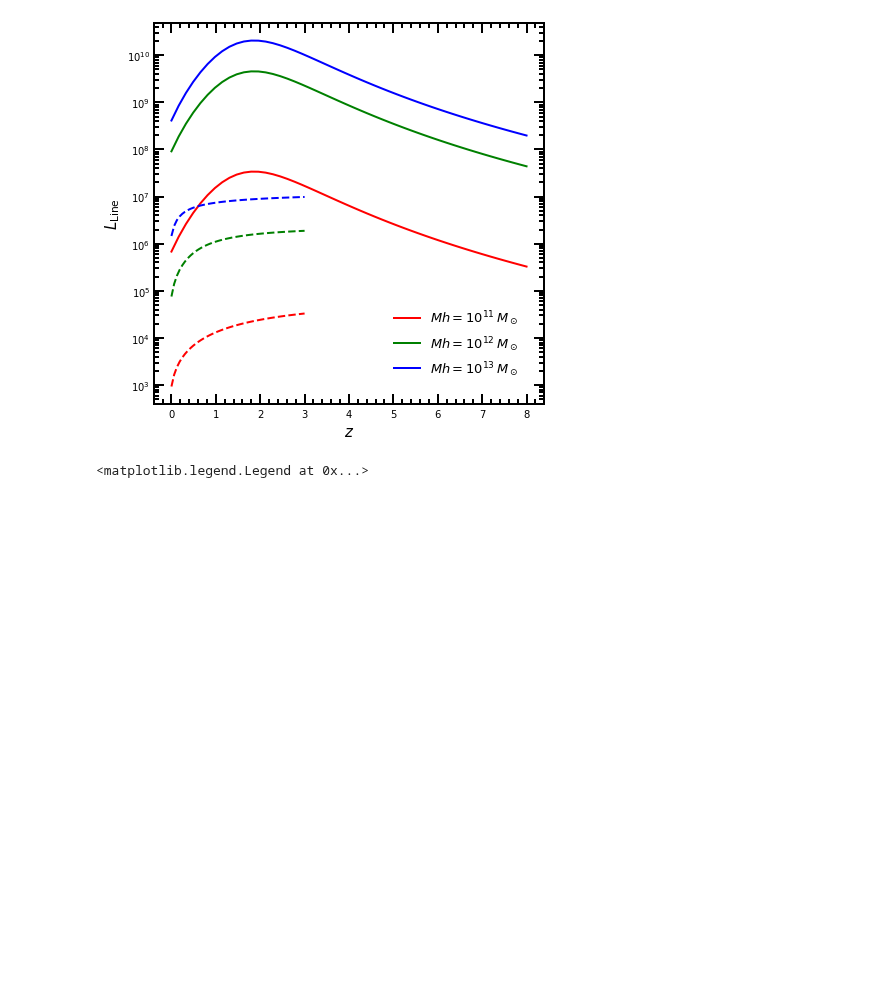
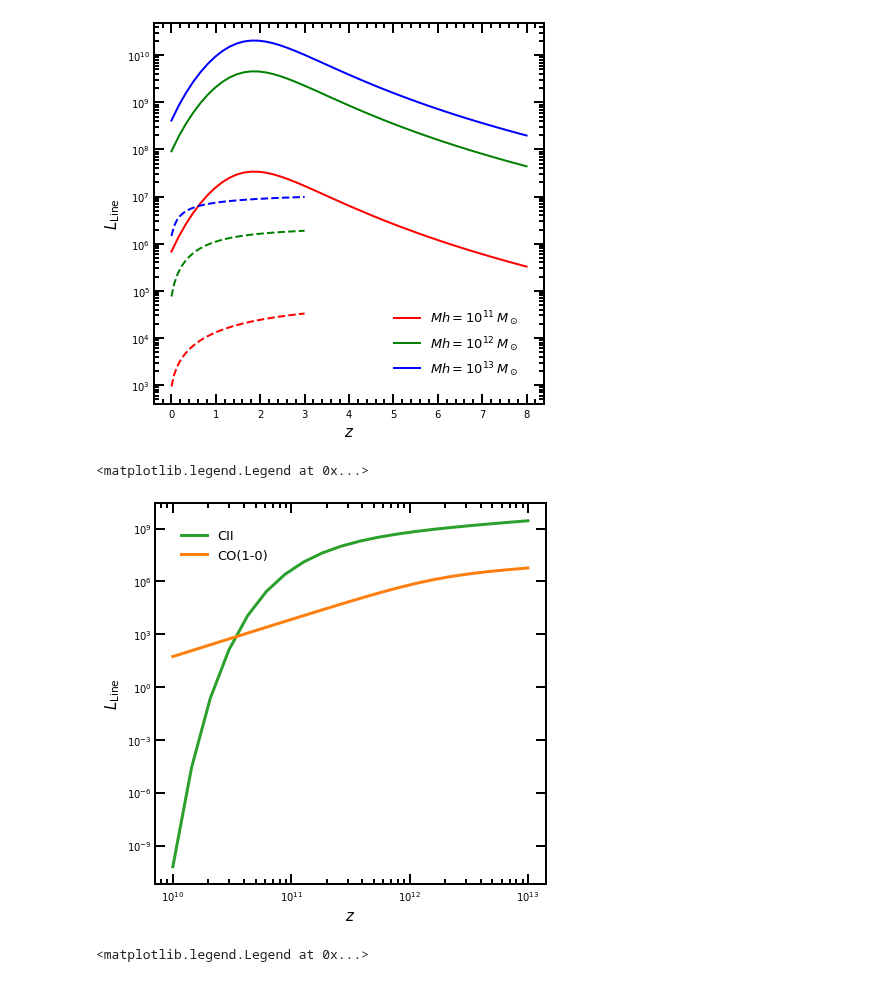
Before and after one commit to Anirbancosmo/Limpy, a Jupyter notebook: notebook/theory.ipynb, the cells around one changed output. Saved outputs shown, nothing was run; the diff lists cells and outputs as text; code cells hidden in the pictures; blank space fills up the shorter version.

```diff
--- a/notebook/theory.ipynb
+++ b/notebook/theory.ipynb
@@ -35,6 +35,22 @@ plt.legend(loc=0, frameon=False)
 # %% [output]
 <matplotlib.legend.Legend at 0x...>
 [figure]
+# %%
+z=0.5
+m=np.logspace(10,13,num=20)
+l_ciim=lt.mhalo_to_lline(m,z, line_name='CII')
+l_co10m=lt.mhalo_to_lline(m,z, line_name='CO10')
+
+plt.plot(m,l_ciim,lw=3,color='C2', label='CII')
+plt.plot(m,l_co10m,lw=3,color='C1', label='CO(1-0)')
+plt.yscale('log')
+plt.xscale('log')
+plt.xlabel(r'$z$')
+plt.ylabel(r'$L_{\rm Line}$')
+plt.legend(loc=0, frameon=False)
+# %% [output]
+<matplotlib.legend.Legend at 0x...>
+[figure, added]
 # %%
 # Plot average intensity of CII and CO lines
 z=np.linspace(0, 8, num=20)
```
Also changed, not shown: parts of 4 cells of this notebook, 2 other files.
